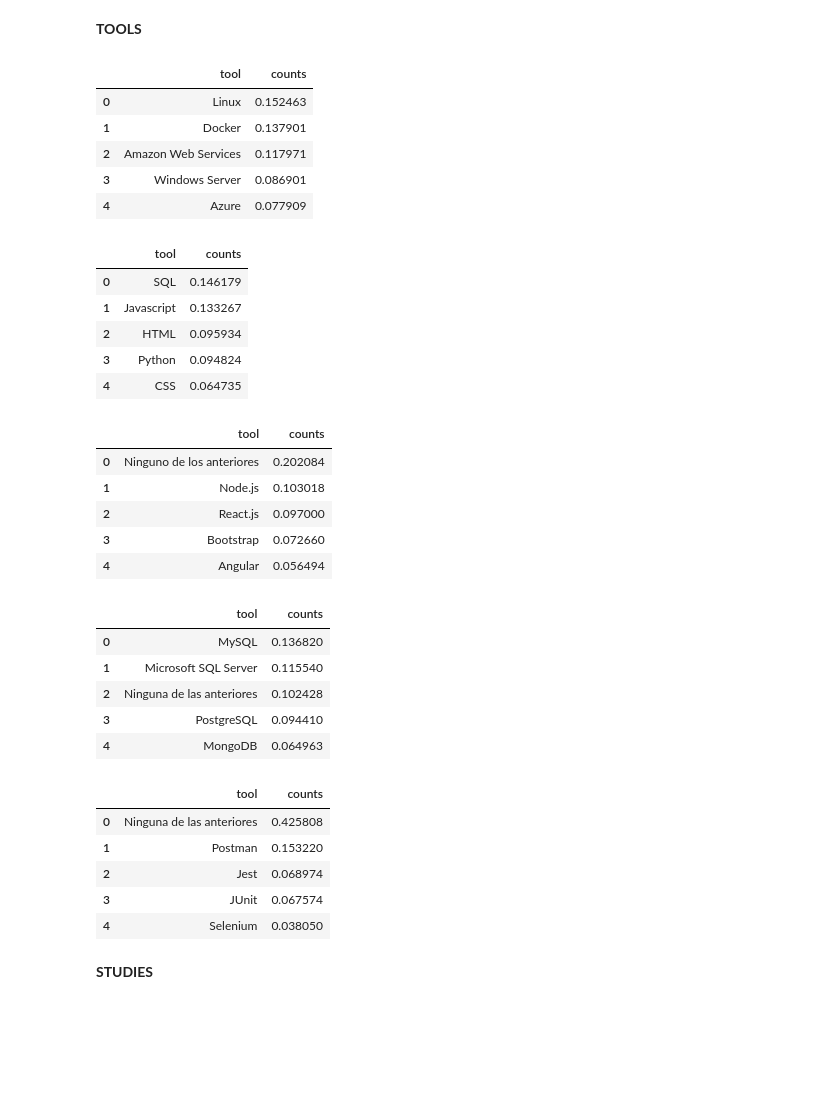
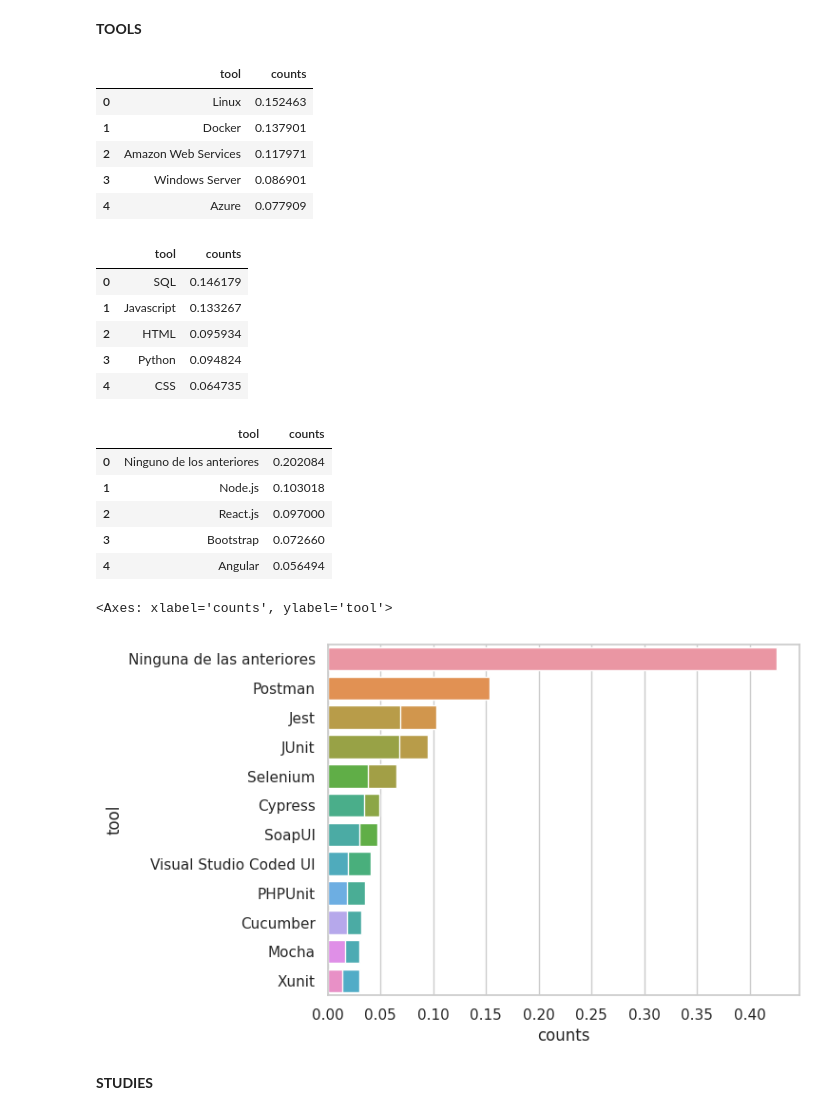
Before and after one commit to simonzanetti/2023.2-SysArmy-IT-Salaries-Survey, a Jupyter notebook: 2023_2_SysArmy_Survey.ipynb, the cells around one changed output. Cells and saved outputs as stored; diff of their text form; code cells hidden in the pictures; blank space fills up the shorter version.

Commit message:
Se hizo un analisis monovariable de la seccion tools

```diff
--- a/2023_2_SysArmy_Survey.ipynb
+++ b/2023_2_SysArmy_Survey.ipynb
@@ -257,46 +257,36 @@ display(programming_languages_count.head())
 
 #FRAMEWORKS
 frameworks_count = normalize_tools(salaries['frameworks'])
 display(frameworks_count.head())
 
 #DATABASES
 databases_count = normalize_tools(salaries['databases'])
 display(databases_count.head())
 
 #QA_TESTING_TOOLS
 qa_testing_tools_count = normalize_tools(salaries['qa_testing_tools'])
-display(qa_testing_tools_count.head())
+qa_testing_tools_count = qa_testing_tools_count[qa_testing_tools_count['counts'] > 0.01]
 # %% [output]
 |  | tool | counts |
 | 0 | Linux | 0.152463 |
 | 1 | Docker | 0.137901 |
 | 2 | Amazon Web Services | 0.117971 |
 | 3 | Windows Server | 0.086901 |
 | 4 | Azure | 0.077909 |
 |  | tool | counts |
 | 0 | SQL | 0.146179 |
 | 1 | Javascript | 0.133267 |
 | 2 | HTML | 0.095934 |
 | 3 | Python | 0.094824 |
 | 4 | CSS | 0.064735 |
 |  | tool | counts |
 | 0 | Ninguno de los anteriores | 0.202084 |
 | 1 | Node.js | 0.103018 |
 | 2 | React.js | 0.097000 |
 | 3 | Bootstrap | 0.072660 |
 | 4 | Angular | 0.056494 |
-|  | tool | counts |
-| 0 | MySQL | 0.136820 |
-| 1 | Microsoft SQL Server | 0.115540 |
-| 2 | Ninguna de las anteriores | 0.102428 |
-| 3 | PostgreSQL | 0.094410 |
-| 4 | MongoDB | 0.064963 |
-|  | tool | counts |
-| 0 | Ninguna de las anteriores | 0.425808 |
-| 1 | Postman | 0.153220 |
-| 2 | Jest | 0.068974 |
-| 3 | JUnit | 0.067574 |
-| 4 | Selenium | 0.038050 |
+<Axes: xlabel='counts', ylabel='tool'>
+[figure, added]
 # %% [markdown]
 **STUDIES**
 # %%
```
Also changed, not shown: parts of 2 cells of this notebook.
